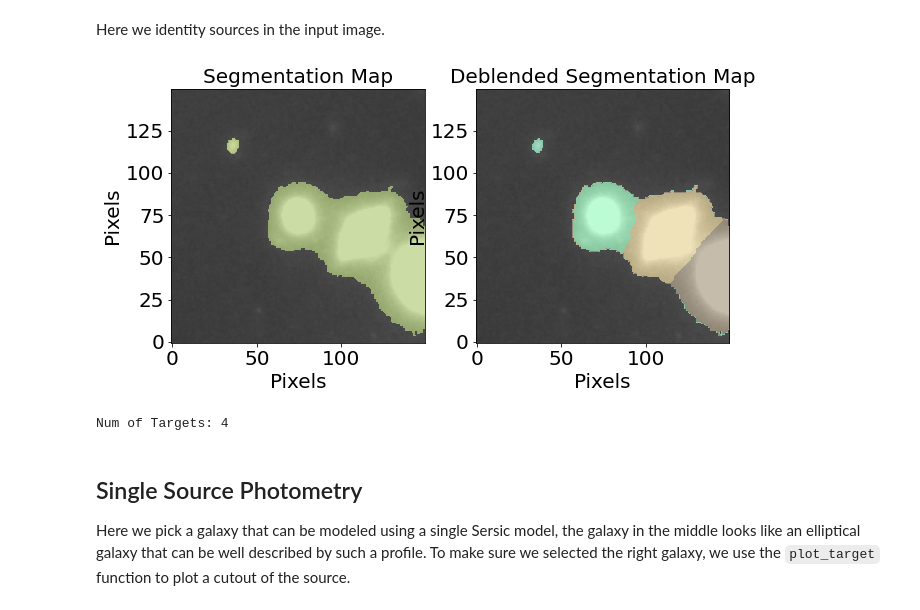
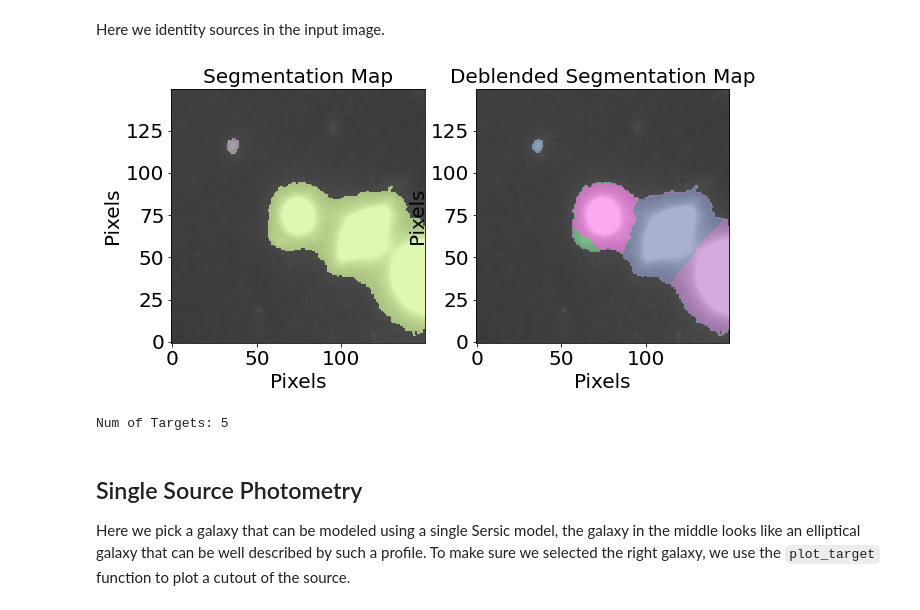
Before and after one commit to PetroFit/petrofit_papers, a Jupyter notebook: initial_paper/single_comp_fitting.ipynb, the cells around one changed output. Cells and saved outputs as stored; diff of their text form; code cells hidden in the pictures.

```diff
--- a/initial_paper/single_comp_fitting.ipynb
+++ b/initial_paper/single_comp_fitting.ipynb
@@ -107,34 +107,34 @@ Here we identity sources in the input image.
 # %%
 from petrofit.segmentation import make_catalog, plot_segments
 
 threshold = image_stddev * 2
 
 # Define smoothing kernel
 kernel_size = 3
 fwhm = 3
 
 # Min Source size (area)
-npixels = 4**2
+npixels = 2**2
 
 
 cat, segm, segm_deblend = make_catalog(
     image.data,
     threshold=threshold,
     deblend=True,
     kernel_size=kernel_size,
     fwhm=fwhm,
     npixels=npixels,
     contrast=0.00,
     plot=True, vmax=vmax, vmin=vmin
 )
 
 plt.show()
 
 # Display source properties
 print("Num of Targets:", len(cat))
 # %% [output]
-[figure, old version]
+[figure, new version]
-Num of Targets: 4
+Num of Targets: 5
 # %% [markdown]
 ## Single Source Photometry
 
```
Also changed, not shown: parts of 35 cells of this notebook, 1 other file.
